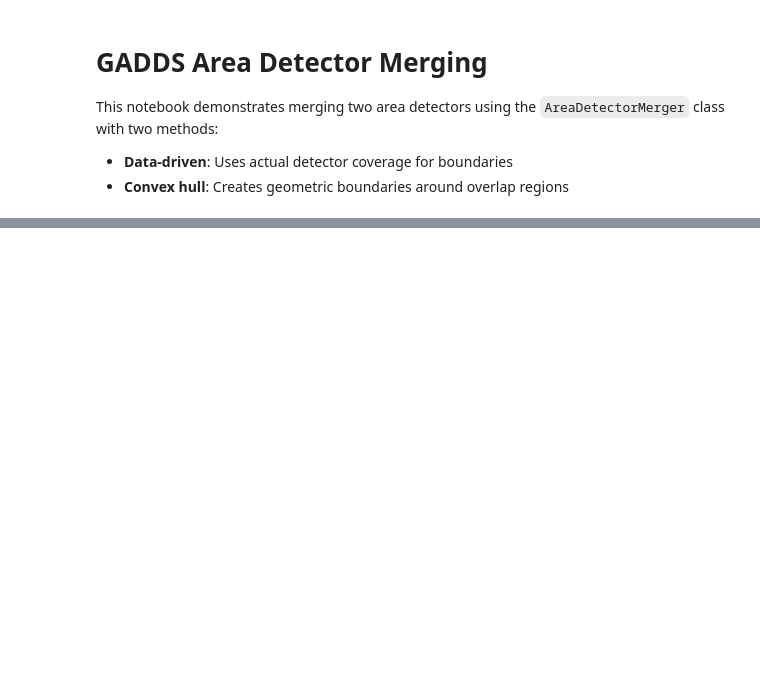
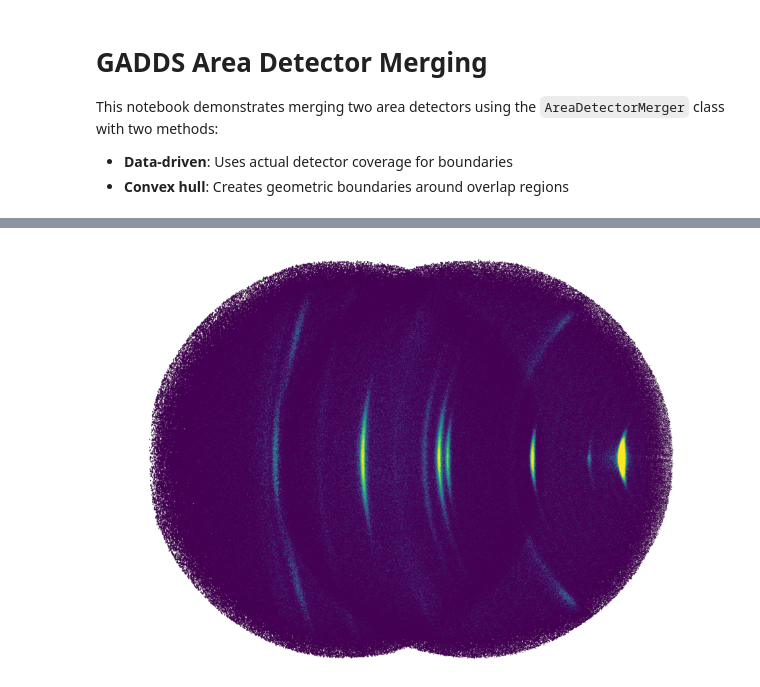
Before and after one commit to yyrliu/gaddsconverter, a Jupyter notebook: merge_gfrm.ipynb, the cells around one changed output, grey strips where cells are left out. Cells and saved outputs as stored; diff of their text form; code cells hidden in the pictures; blank space fills up the shorter version.

Commit message:
WIP: new integral method

```diff
--- a/merge_gfrm.ipynb
+++ b/merge_gfrm.ipynb
@@ -257,0 +392,96 @@ Reverse conversion results:
+# %%
+# Simplified processing with better error handling
+from gadds_reverse import AreaDetectorImageConverter
+
+# Test with just one prefix first
+test_prefix = "S_MeO_pre3_1_A01"
+test_files = file_groups[test_prefix]
+
+print(f"Testing with {test_prefix}: {test_files}")
+
+try:
+    # Load and merge detectors
+    print("Loading and merging detectors...")
+    test_merger = load_and_merge_detectors(test_files, method='data_driven', verbose=True)
+
+    # Set up AreaDetectorImageConverter
+    print("Setting up converter...")
+    test_converter = AreaDetectorImageConverter()
+
+    # Calculate parameters from first detector
+    alpha_rad = np.deg2rad(25.0)
+    distance_cm = test_merger.area_detectors[0].distance
+    density_xy = np.array(test_merger.area_detectors[0].densityXY)
+    detector_shape = (2048, 3072)
+
+    # Calculate center_xy scaled to detector size
+    original_center = test_merger.area_detectors[0].centerXY
+    original_dim_x, original_dim_y = test_merger.area_detectors[0].image.shape[-1], test_merger.area_detectors[0].image.shape[-2]
+    scale_x = detector_shape[-1] / original_dim_x
+    scale_y = detector_shape[-2] / original_dim_y
+    center_xy = (original_center[0] * scale_x, original_center[1] * scale_y)
+
+    print(f"Parameters: alpha={np.rad2deg(alpha_rad):.1f}°, distance={distance_cm:.1f}cm, center={center_xy}")
+
+    # Set detector parameters
+    test_converter.set_detector_parameters(
+        alpha_rad=alpha_rad,
+        distance_cm=distance_cm,
+        center_xy=center_xy,
+        density_xy=density_xy,
+        detector_shape=detector_shape,
+        scale=1,
+        offset=0
+    )
+
+    # Set converted data
+    test_converter.set_converted_data_with_coordinates(
+        data_converted=test_merger.normalized_data,
+        gamma_coords=test_merger.common_grid['gamma'],
+        twoth_coords=test_merger.common_grid['twoth']
+    )
+
+    # Convert back to detector image
+    print("Converting back to detector image...")
+    detector_image = test_converter.convert_back_to_detector(
+        n_col=detector_shape[1],
+        n_row=detector_shape[0],
+        method='linear'
+    )
+
+    # Save as JPG
+    output_path = data_dir / f"{test_prefix}_merged_frame.jpg"
+
+
+
+    # Create figure for saving
+    fig, ax = plt.subplots(figsize=(12, 8))
+    print(f"Colormap scale set to log norm with vmin=5 and vmax={np.percentile(detector_image[detector_image > 0], 90):.2f}")
+    im = ax.imshow(
+        detector_image,
+        norm=plt.matplotlib.colors.LogNorm(
+            vmin=1.5,
+            vmax=10
+        ),
+        origin='upper',
+        cmap=plt.get_cmap('viridis')
+    )
+    # ax.set_title(f'{test_prefix} - Merged Frame')
+    # ax.set_xlabel('Pixel (X)')
+    # ax.set_ylabel('Pixel (Y)')
+    ax.axis('off')  # Hide axes for cleaner image
+    # plt.colorbar(im, ax=ax, label='Intensity')
+
+    # Save the figure
+    plt.savefig(output_path, dpi=150, bbox_inches='tight')
+    plt.show()
+
+    print(f"✅ Success! Saved: {output_path.name}")
+    print(f"   Valid pixels: {np.sum(detector_image > 0):,}")
+    print(f"   Image shape: {detector_image.shape}")
+
+except Exception as e:
+    print(f"❌ Error: {e}")
+    import traceback
+    traceback.print_exc()
+# %% [output]
@@ -257,0 +505 @@ Reverse conversion results:
+[figure, added]
```
Also changed, not shown: parts of 9 cells of this notebook, 8 other files.
